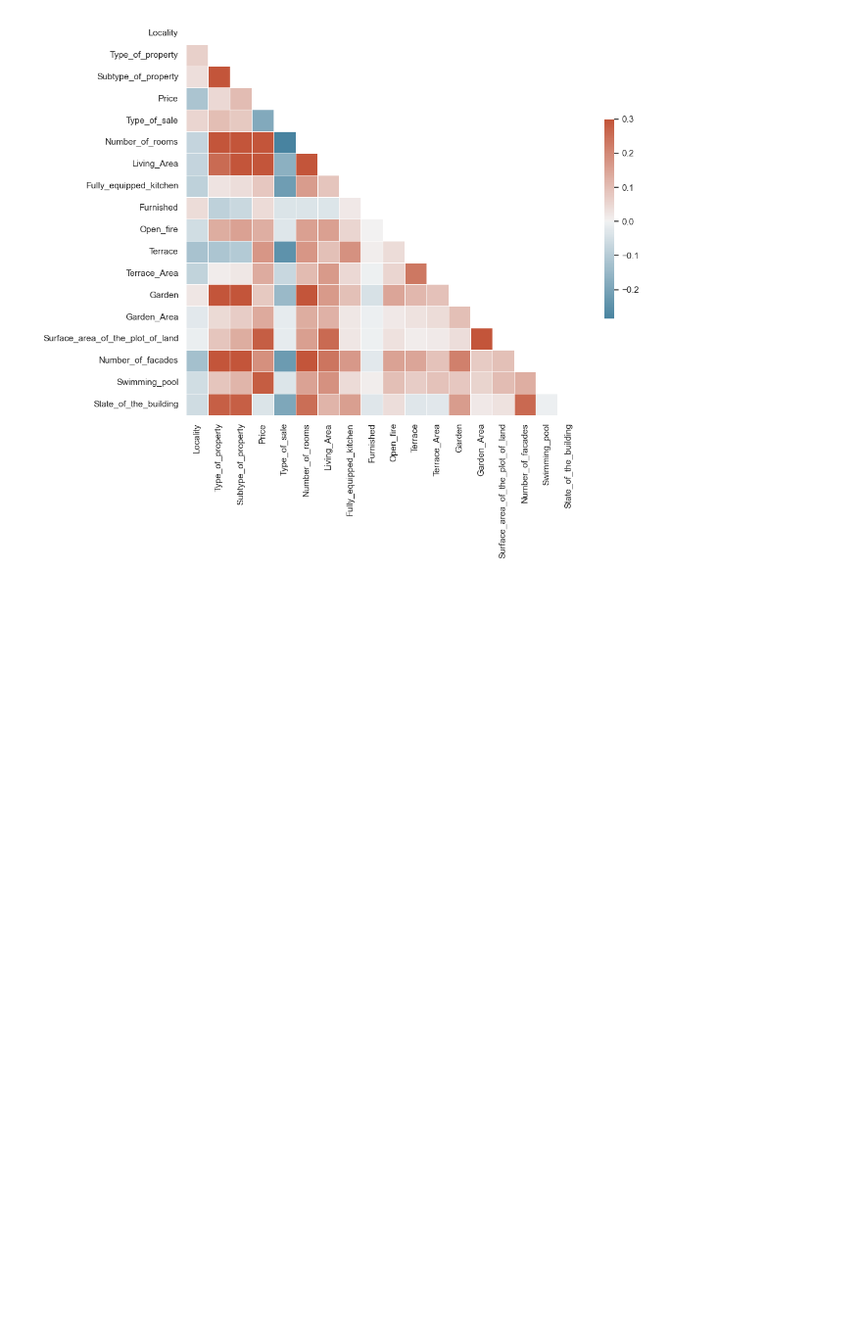
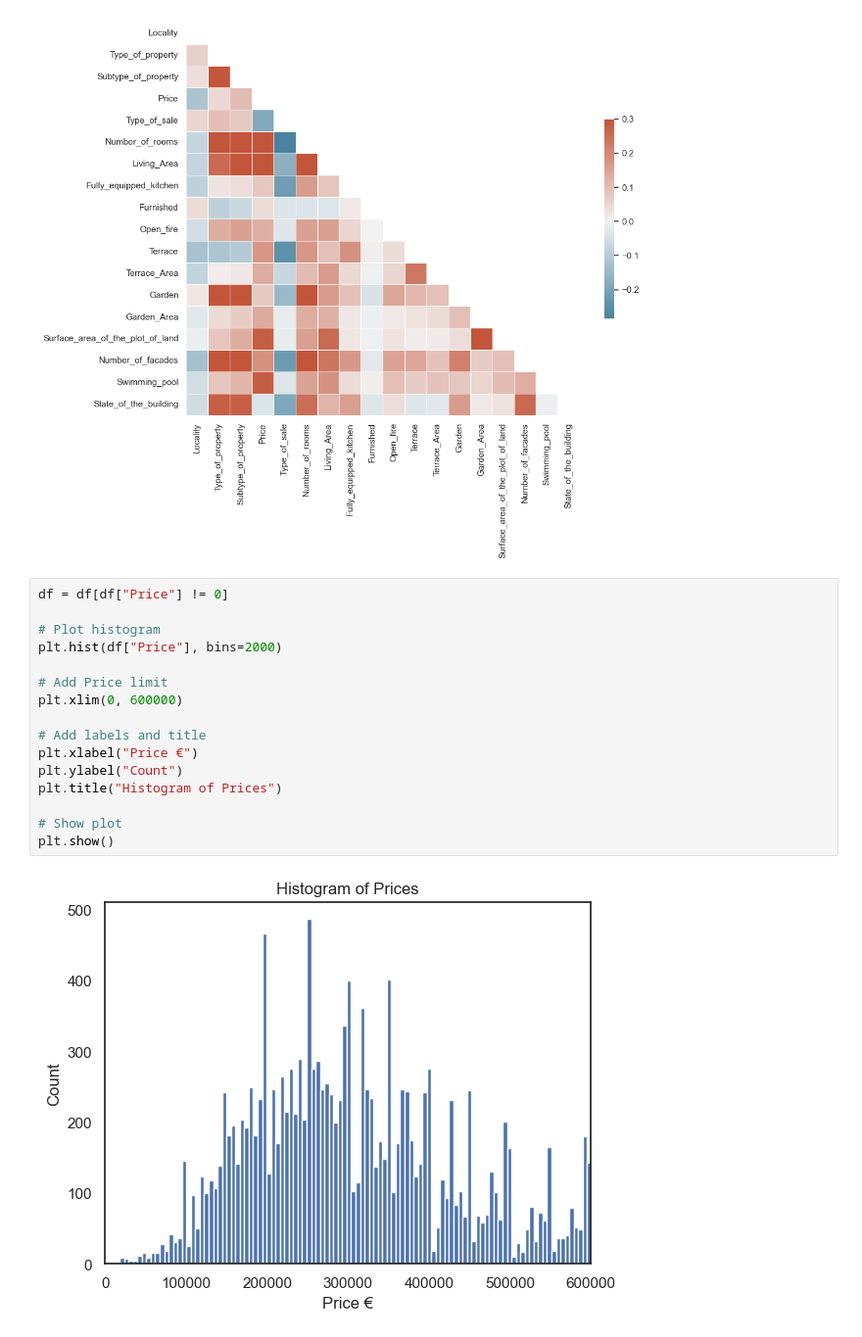
Before and after one commit to Coder-Python/real-estate-price-prediction, a Jupyter notebook: data_visualisation/data_visualisation.ipynb, the cells around one changed output. Shown: that part at 98% size. Cells and saved outputs as stored; diff of their text form; blank space fills up the shorter version.

```diff
--- a/data_visualisation/data_visualisation.ipynb
+++ b/data_visualisation/data_visualisation.ipynb
@@ -76,3 +76,21 @@ sns.heatmap(corr, mask=mask, cmap=cmap, vmax=.3, center=0,
 # %% [output]
 <AxesSubplot:>
 [figure]
+# %%
+df = df[df["Price"] != 0]
+
+# Plot histogram
+plt.hist(df["Price"], bins=2000)
+
+# Add Price limit
+plt.xlim(0, 600000)
+
+# Add labels and title
+plt.xlabel("Price €")
+plt.ylabel("Count")
+plt.title("Histogram of Prices")
+
+# Show plot
+plt.show()
+# %% [output]
+[figure, added]
```
Also changed, not shown: parts of 3 cells of this notebook, 1 other file.
